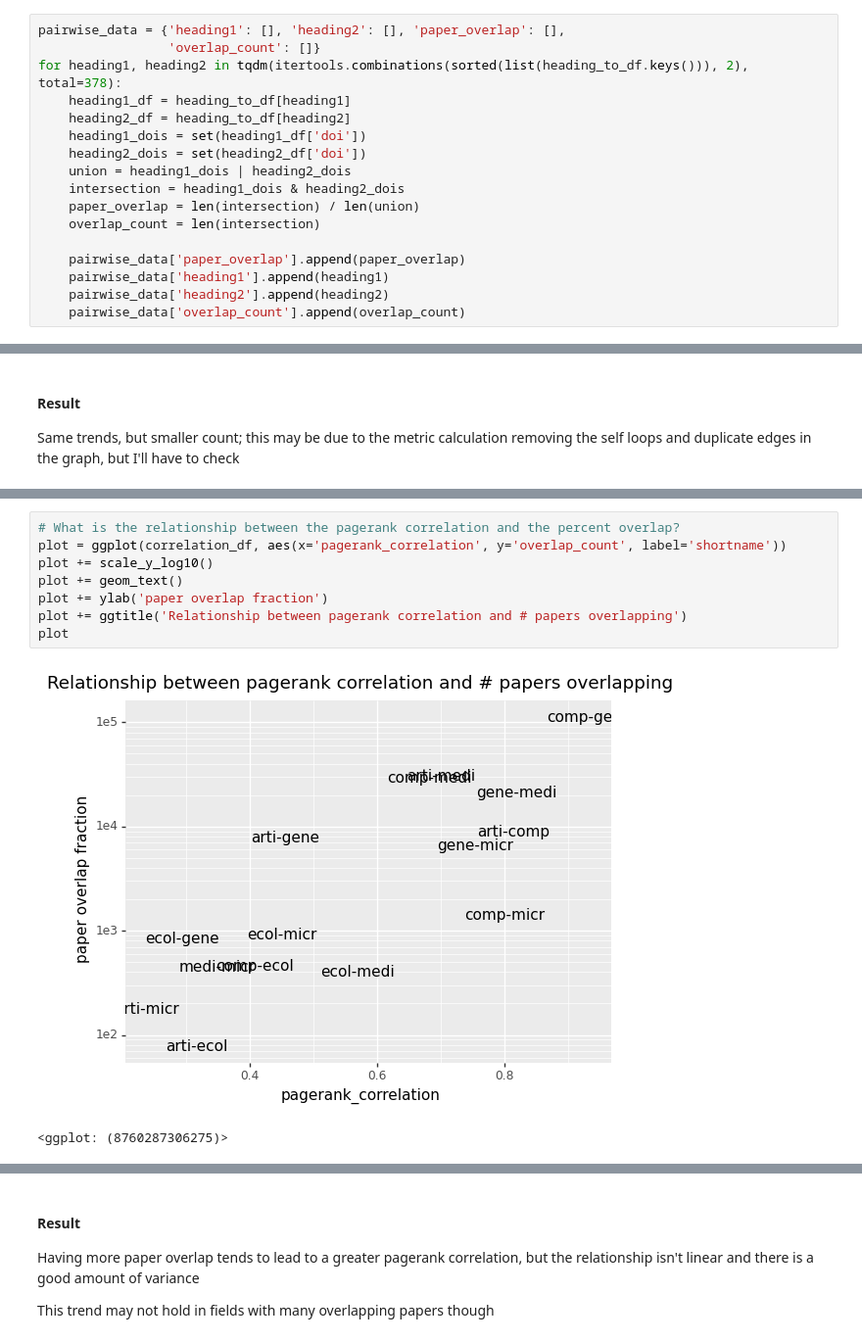
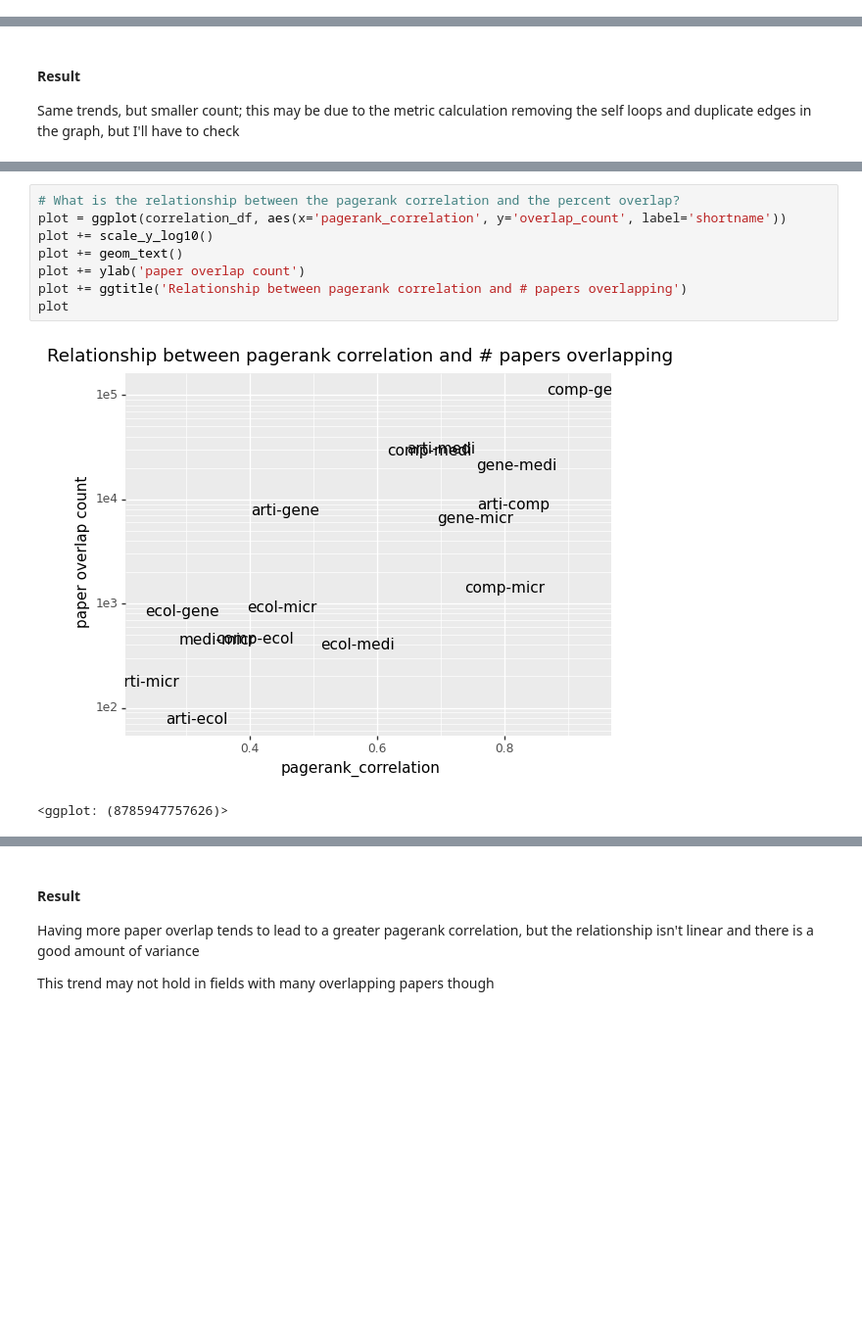
Before and after one commit to ben-heil/indices, a Jupyter notebook: notebooks/heading_similarity.ipynb, the cells around one changed output, grey strips where cells are left out. Shown: that part at 98% size. Drawn from its saved outputs; the diff is of its cells as text; blank space fills up the shorter version.

```diff
--- a/notebooks/heading_similarity.ipynb
+++ b/notebooks/heading_similarity.ipynb
@@ -195,17 +162,0 @@ for file in tqdm(in_files):
-# %%
-pairwise_data = {'heading1': [], 'heading2': [], 'paper_overlap': [],
-                 'overlap_count': []}
-for heading1, heading2 in tqdm(itertools.combinations(sorted(list(heading_to_df.keys())), 2), total=378):
-    heading1_df = heading_to_df[heading1]
-    heading2_df = heading_to_df[heading2]
-    heading1_dois = set(heading1_df['doi'])
-    heading2_dois = set(heading2_df['doi'])
-    union = heading1_dois | heading2_dois
-    intersection = heading1_dois & heading2_dois
-    paper_overlap = len(intersection) / len(union)
-    overlap_count = len(intersection)
-
-    pairwise_data['paper_overlap'].append(paper_overlap)
-    pairwise_data['heading1'].append(heading1)
-    pairwise_data['heading2'].append(heading2)
-    pairwise_data['overlap_count'].append(overlap_count)
@@ -346,14 +272,14 @@ plot
 # %%
 # What is the relationship between the pagerank correlation and the percent overlap?
 plot = ggplot(correlation_df, aes(x='pagerank_correlation', y='overlap_count', label='shortname'))
 plot += scale_y_log10()
 plot += geom_text()
-plot += ylab('paper overlap fraction')
+plot += ylab('paper overlap count')
 plot += ggtitle('Relationship between pagerank correlation and # papers overlapping')
 plot
 # %% [output]
-[figure, old version]
+[figure, new version]
-<ggplot: (8760287306275)>
+<ggplot: (8785947757626)>
 # %%
 # What is the relationship between the pagerank correlation and the percent overlap?
 plot = ggplot(correlation_df[correlation_df['overlap_count'] > 1000], aes(x='pagerank_correlation', y='paper_overlap', label='shortname'))
```
Also changed, not shown: parts of 13 cells of this notebook.
